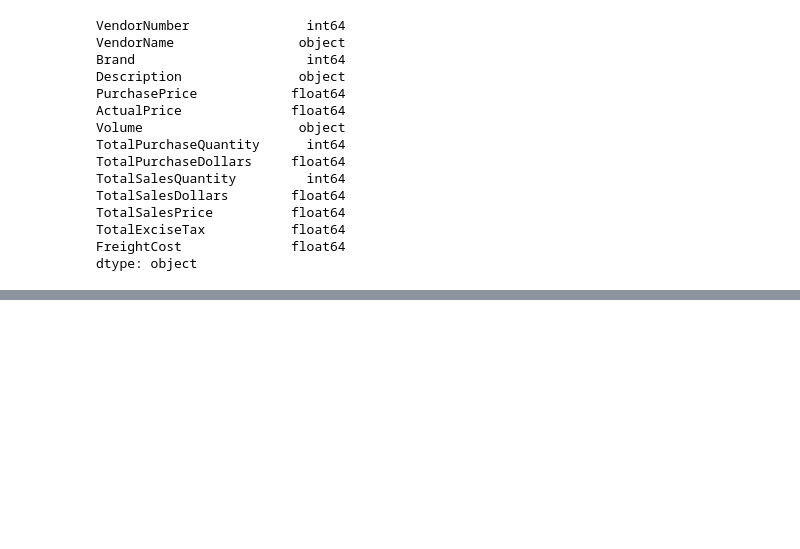
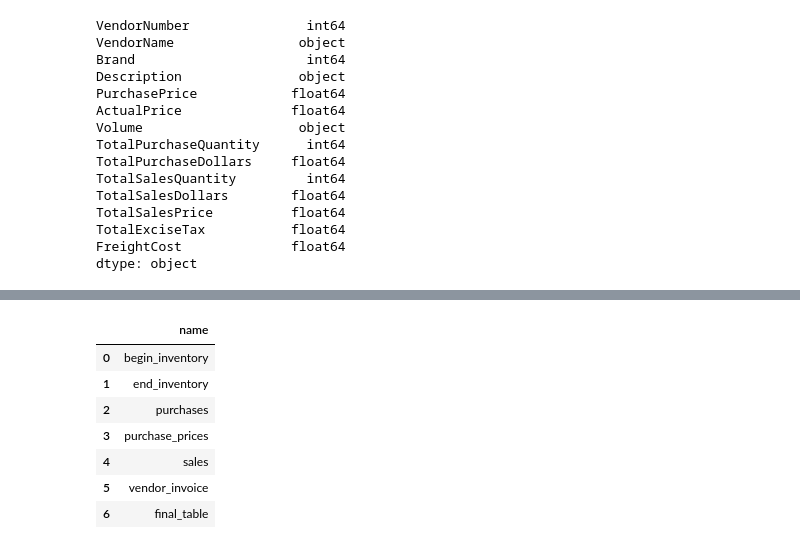
Before and after one commit to eharshit/VendorIQ, a Jupyter notebook: EDA.ipynb, the cells around one changed output, grey strips where cells are left out. Drawn from its saved outputs; the diff is of its cells as text; code cells hidden in the pictures; blank space fills up the shorter version.

```diff
--- a/EDA.ipynb
+++ b/EDA.ipynb
@@ -471,0 +600,12 @@ dtype: object
+# %%
+# confirming the new table is created
+pd.read_sql("SELECT name FROM sqlite_master WHERE type='table'", con)
+# %% [output]
+|  | name |
+| 0 | begin_inventory |
+| 1 | end_inventory |
+| 2 | purchases |
+| 3 | purchase_prices |
+| 4 | sales |
+| 5 | vendor_invoice |
+| 6 | final_table |
```
Also changed, not shown: parts of 14 cells of this notebook.
